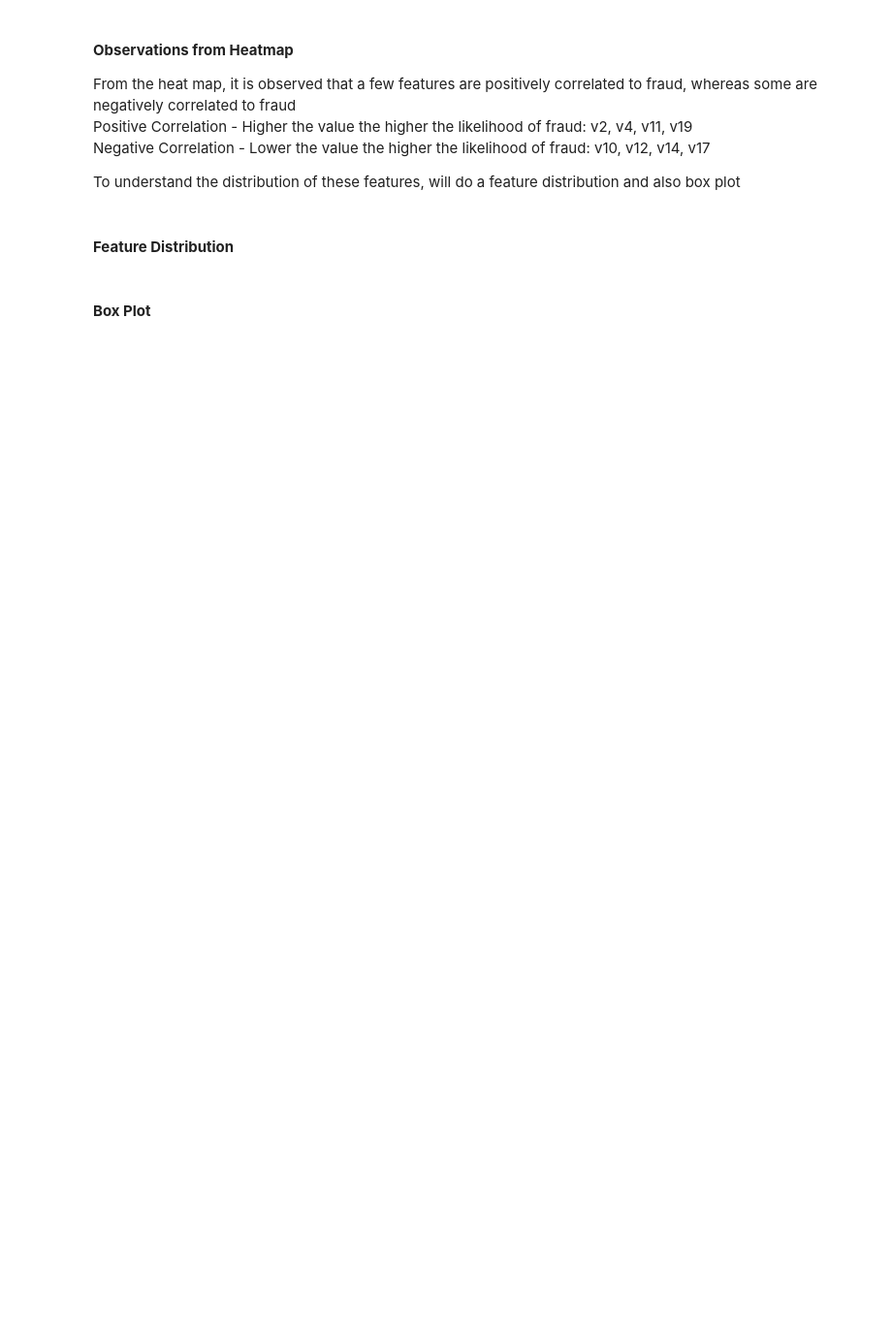
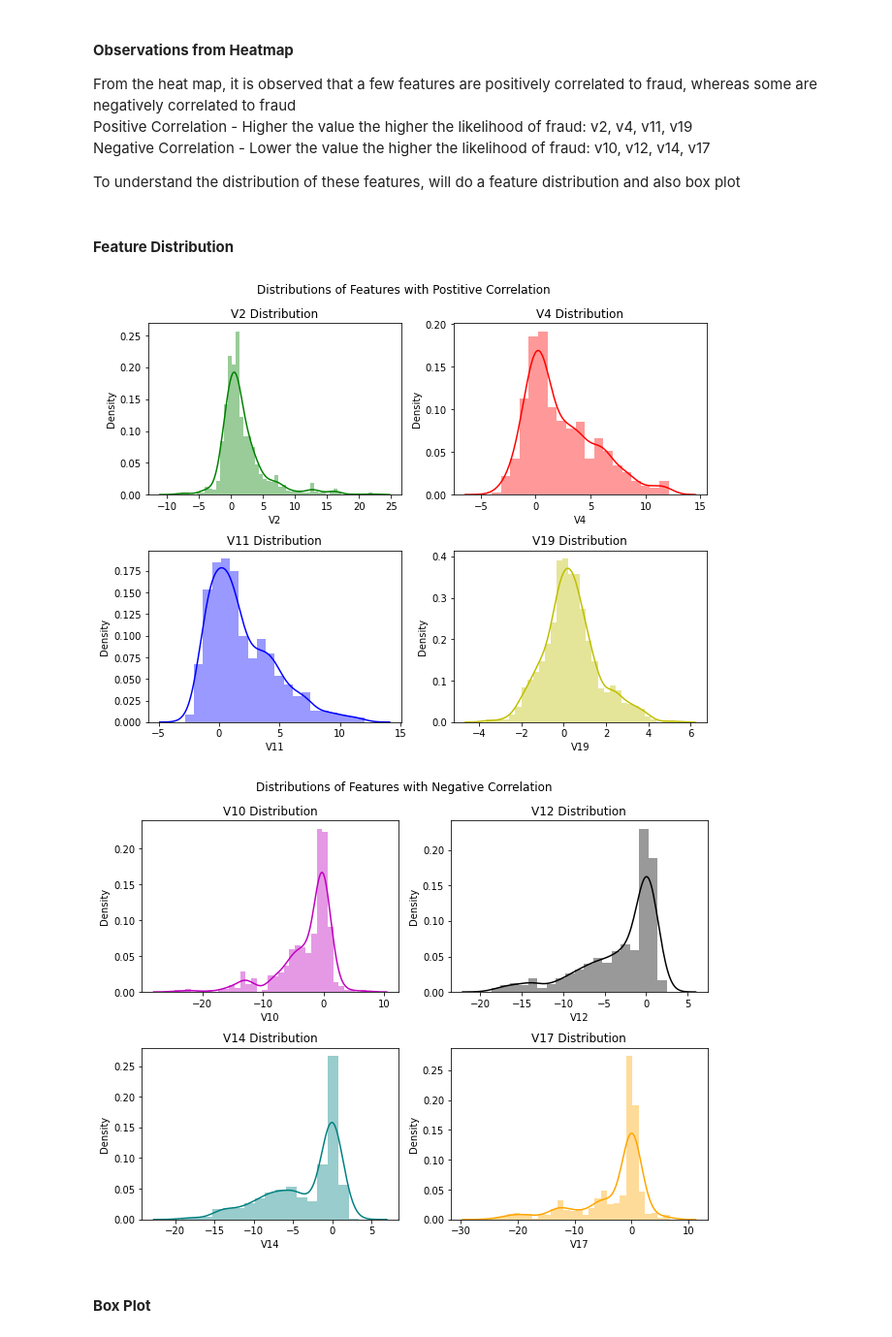
Before and after one commit to fookaixiong/Credit-Card-Fraud-Project, a Jupyter notebook: credit-card-fraud-detection.ipynb, the cells around one changed output. Shown at 97% size. Cells and saved outputs as stored; diff of their text form; code cells hidden in the pictures; blank space fills up the shorter version.

```diff
--- a/credit-card-fraud-detection.ipynb
+++ b/credit-card-fraud-detection.ipynb
@@ -236,6 +236,48 @@ Negative Correlation - Lower the value the higher the likelihood of fraud: v10,
 To understand the distribution of these features, will do a feature distribution and also box plot
 # %% [markdown]
 #### **Feature Distribution**
+# %%
+fig1 = plt.figure(figsize = (9,7))
+
+ax1 = fig1.add_subplot(2,2,1)
+ax2 = fig1.add_subplot(2,2,2)
+ax3 = fig1.add_subplot(2,2,3)
+ax4 = fig1.add_subplot(2,2,4)
+
+sns.distplot(df2["V2"],ax=ax1,color="g")
+ax1.set_title("V2 Distribution")
+sns.distplot(df2["V4"],ax=ax2,color='r')
+ax2.set_title("V4 Distribution")
+sns.distplot(df2["V11"],ax=ax3, color='b')
+ax3.set_title("V11 Distribution")
+sns.distplot(df2["V19"],ax=ax4, color="y")
+ax4.set_title("V19 Distribution")
+
+fig1.suptitle("Distributions of Features with Postitive Correlation")
+plt.tight_layout()
+plt.show()
+
+fig2 = plt.figure(figsize = (9,7))
+
+ax5 = fig2.add_subplot(2,2,1)
+ax6 = fig2.add_subplot(2,2,2)
+ax7 = fig2.add_subplot(2,2,3)
+ax8 = fig2.add_subplot(2,2,4)
+
+sns.distplot(df2["V10"],ax=ax5, color='m')
+ax5.set_title("V10 Distribution")
+sns.distplot(df2["V12"],ax=ax6,color='k')
+ax6.set_title("V12 Distribution")
+sns.distplot(df2["V14"],ax=ax7,color='teal')
+ax7.set_title("V14 Distribution")
+sns.distplot(df2["V17"],ax=ax8,color='orange')
+ax8.set_title("V17 Distribution")
+fig2.suptitle("Distributions of Features with Negative Correlation")
+plt.tight_layout()
+plt.show()
+# %% [output]
+[figure, added]
+[figure, added]
 # %% [markdown]
 #### **Box Plot**
 # %%
```
Also changed, not shown: parts of 6 cells of this notebook.
